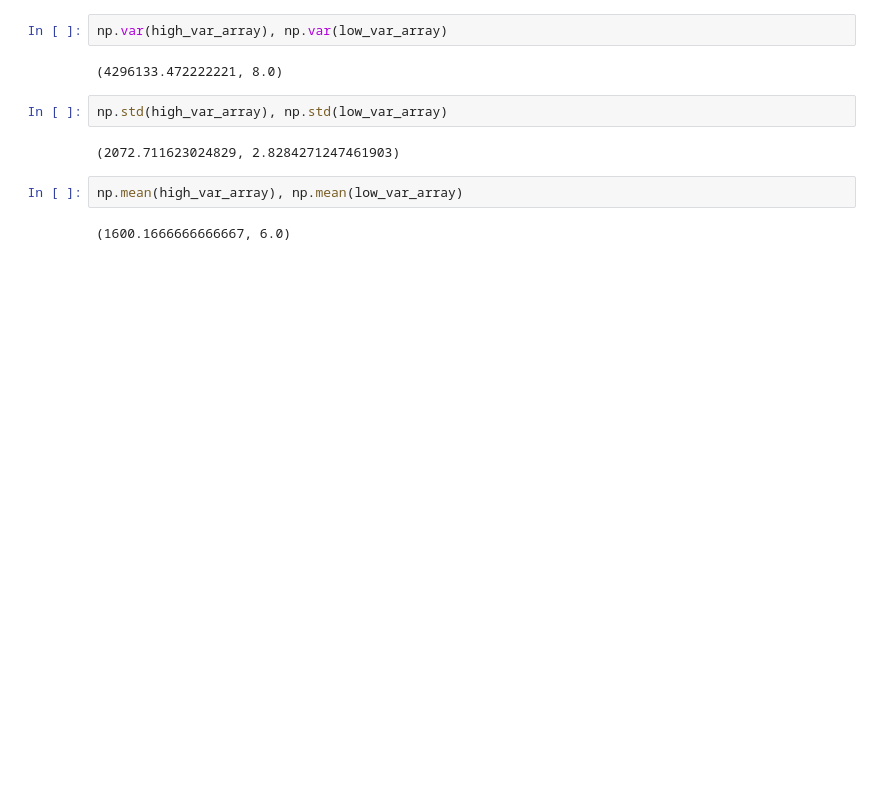
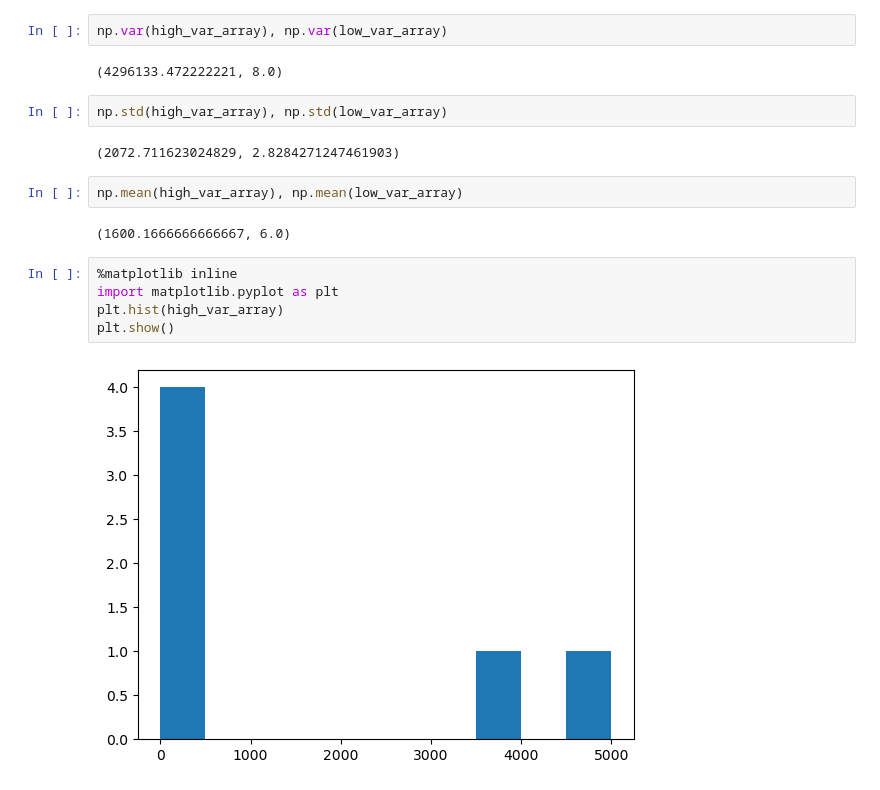
Before and after one commit to johnnvas/NumPy-demo, a Jupyter notebook: numpy-introduction.ipynb, the cells around one changed output. Cells and saved outputs as stored; diff of their text form; blank space fills up the shorter version.

```diff
--- a/numpy-introduction.ipynb
+++ b/numpy-introduction.ipynb
@@ -254,3 +254,10 @@ np.std(high_var_array), np.std(low_var_array)
 np.mean(high_var_array), np.mean(low_var_array)
 # %% [output]
 (1600.1666666666667, 6.0)
+# %%
+%matplotlib inline
+import matplotlib.pyplot as plt
+plt.hist(high_var_array)
+plt.show()
+# %% [output]
+[figure, added]
```
Also changed, not shown: parts of 4 cells of this notebook.
